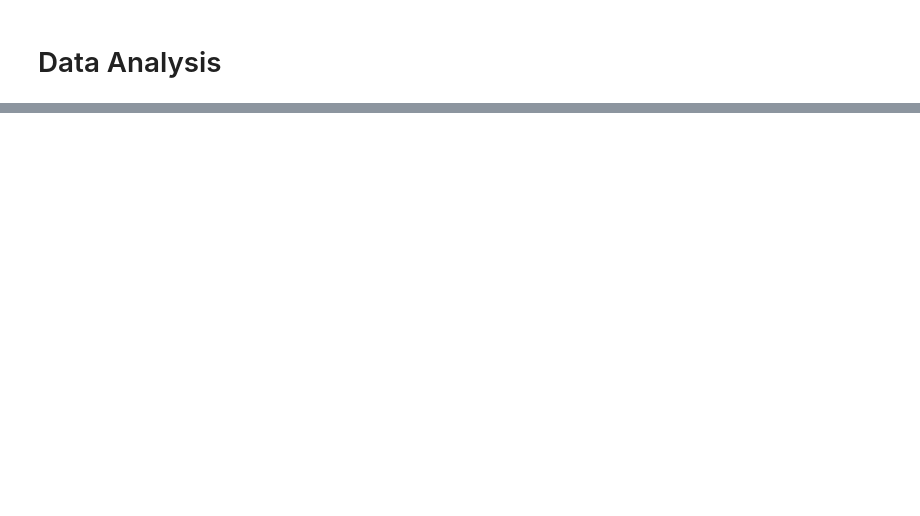
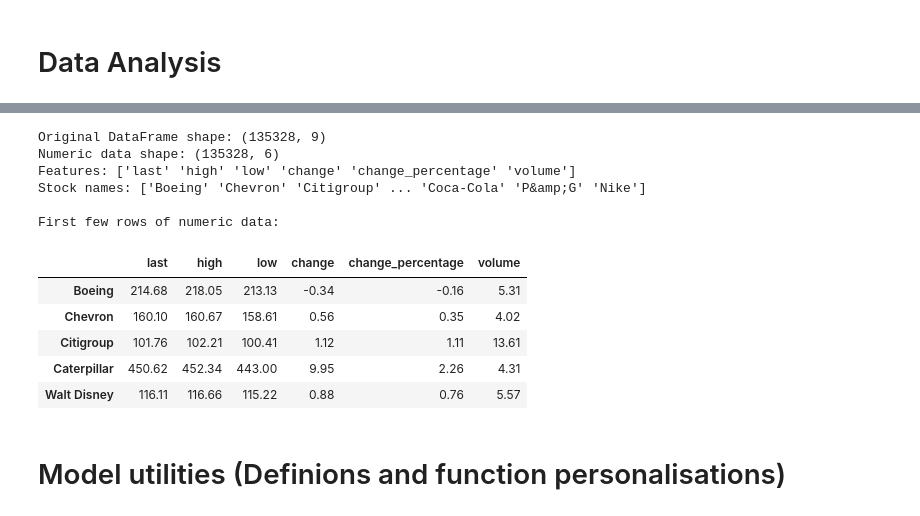
Before and after one commit to DroidZed/miniProject_Polynomial_Regression, a Jupyter notebook: polynomial_regression_nb.ipynb, the cells around one changed output, grey strips where cells are left out. Drawn from its saved outputs; the diff is of its cells as text; code cells hidden in the pictures; blank space fills up the shorter version.

```diff
--- a/polynomial_regression_nb.ipynb
+++ b/polynomial_regression_nb.ipynb
@@ -82,0 +212,40 @@ Pitfalls:
+# %%
+# Extract numeric columns and convert to numpy arrays
+numeric_columns = ['last', 'high', 'low', 'change', 'change_percentage', 'volume']
+names = data['name'].values  # NumPy array of stock names
+
+# Create numpy arrays from DataFrame columns
+last_prices = data['last'].values
+high_prices = data['high'].values
+low_prices = data['low'].values
+changes = data['change'].values
+change_percentages = data['change_percentage'].values
+volumes = data['volume'].values
+
+# Combine all numeric data into a 2D numpy array
+numeric_data = np.column_stack([last_prices, high_prices, low_prices, changes, change_percentages, volumes])
+feature_names = np.array(['last', 'high', 'low', 'change', 'change_percentage', 'volume'])
+
+# Create DataFrame for seaborn compatibility
+data_numeric = pd.DataFrame(numeric_data, columns=feature_names, index=names)
+
+
+print(f"Original DataFrame shape: {data.shape}")
+print(f"Numeric data shape: {numeric_data.shape}")
+print(f"Features: {feature_names}")
+print(f"Stock names: {names}")
+print(f"\nFirst few rows of numeric data:")
+data_numeric.head()
+# %% [output]
+Original DataFrame shape: (135328, 9)
+Numeric data shape: (135328, 6)
+Features: ['last' 'high' 'low' 'change' 'change_percentage' 'volume']
+Stock names: ['Boeing' 'Chevron' 'Citigroup' ... 'Coca-Cola' 'P&amp;G' 'Nike']
+
+First few rows of numeric data:
+|  | last | high | low | change | change_percentage | volume |
+| Boeing | 214.68 | 218.05 | 213.13 | -0.34 | -0.16 | 5.31 |
+| Chevron | 160.10 | 160.67 | 158.61 | 0.56 | 0.35 | 4.02 |
+| Citigroup | 101.76 | 102.21 | 100.41 | 1.12 | 1.11 | 13.61 |
+| Caterpillar | 450.62 | 452.34 | 443.00 | 9.95 | 2.26 | 4.31 |
+| Walt Disney | 116.11 | 116.66 | 115.22 | 0.88 | 0.76 | 5.57 |
@@ -82,0 +346,2 @@ Pitfalls:
+# %% [markdown]
+# Model utilities (Definions and function personalisations)
```
Also changed, not shown: parts of 29 cells of this notebook, 6 other files.
